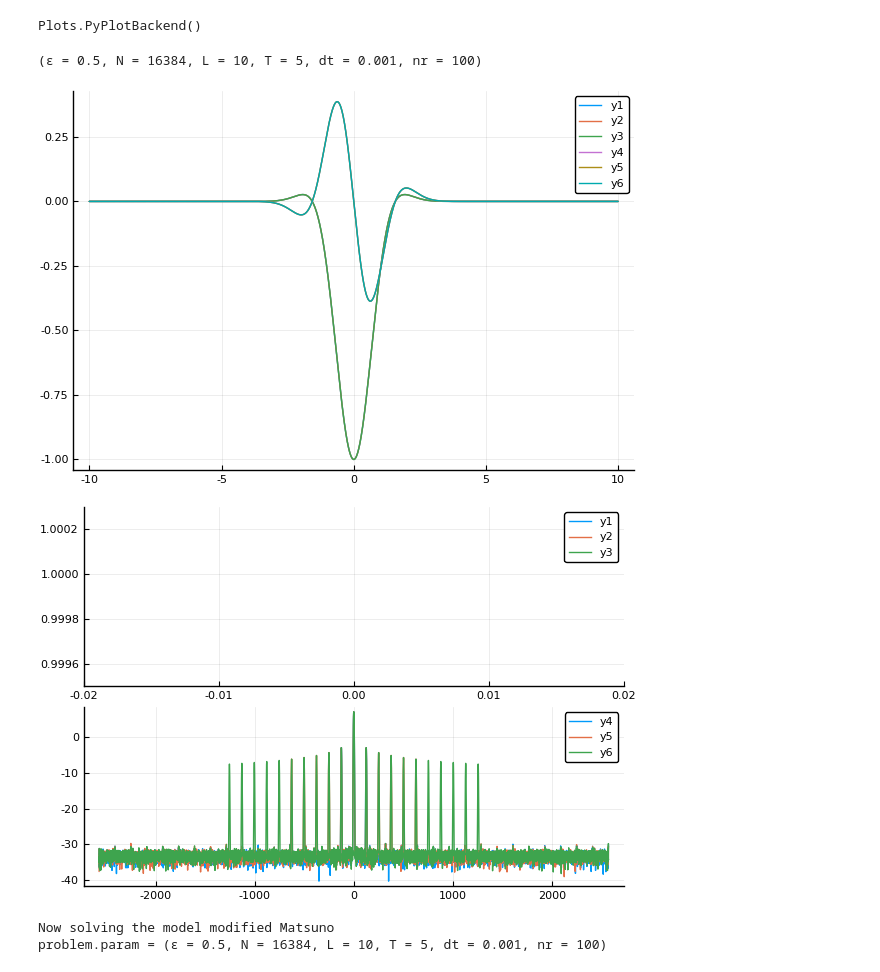
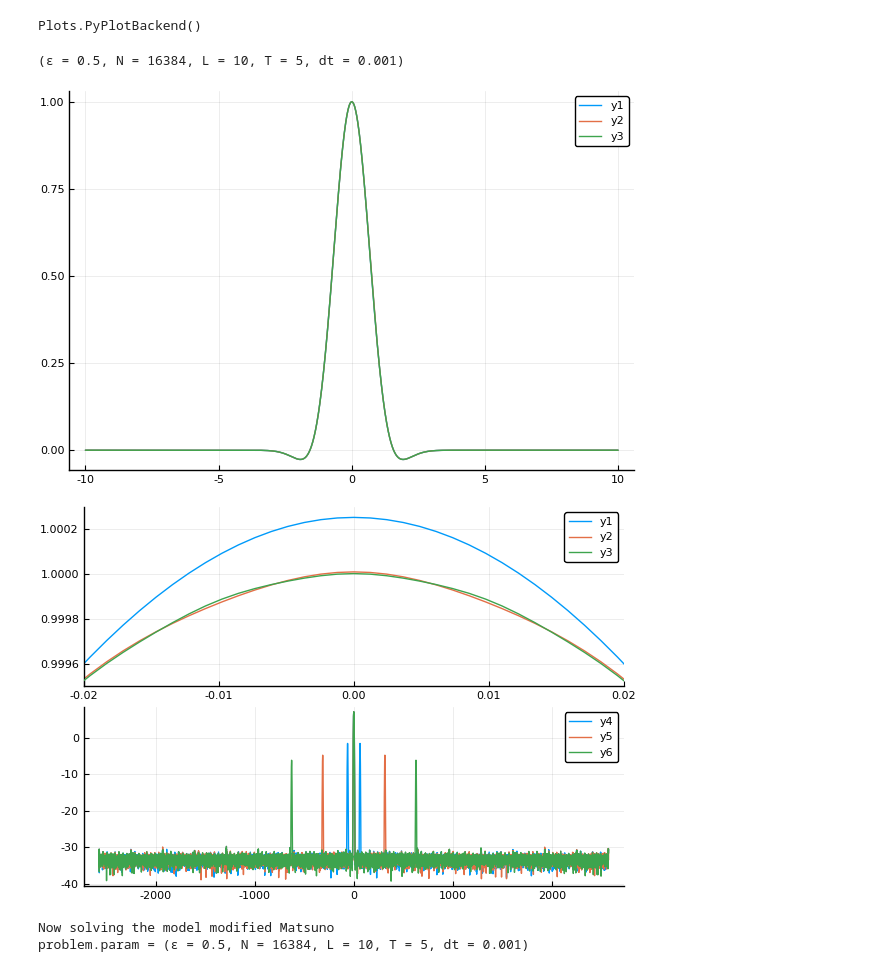
Before and after one commit to WaterWavesModels/WaterWaves1D.jl, a Jupyter notebook: notebooks/Matsunos.ipynb, the cells around one changed output. Saved outputs shown, nothing was run; the diff lists cells and outputs as text; code cells hidden in the pictures.

```diff
--- a/notebooks/Matsunos.ipynb
+++ b/notebooks/Matsunos.ipynb
@@ -4,28 +4,27 @@ pyplot()
 # %% [output]
 Plots.PyPlotBackend()
 # %%
-param = ( ϵ  = 1/,
+param = ( ϵ  = 1/2,
             N  = 2^14,
             L  = 10,
             T  = 5,
-            dt = 0.001,
-            nr = 100)
+            dt = 0.001)
 # %% [output]
-(ϵ = 0.5, N = 16384, L = 10, T = 5, dt = 0.001, nr = 100)
+(ϵ = 0.5, N = 16384, L = 10, T = 5, dt = 0.001)
 # %%
-init1 = HighFreq(param,2,20)
-init2 = HighFreq(param,2,100)
-init3 = HighFreq(param,2,200)
+init1 = HighFreq(param,2,10)
+init2 = HighFreq(param,2,50)
+init3 = HighFreq(param,2,100)
 
-plot(Mesh(param).x,[init1.h init2.h init3.h init1.u init2.u init3.u])
+plot(Mesh(param).x,[init1.h init2.h init3.h,init1.u init2.u init3.u])
 # %% [output]
-[figure, old version]
+[figure, new version]
 # %%
 p = plot(layout=(2,1))
 plot!(p[1,1],Mesh(param).x,[init1.h init2.h init3.h],xlims=(-.02,.02),ylims=(0.9995,1.0003))
 plot!(p[2,1],Mesh(param).k,[log.(abs.(fft(init1.h))) log.(abs.(fft(init2.h))) log.(abs.(fft(init3.h)))])
 # %% [output]
-[figure, old version]
+[figure, new version]
 # %%
 model0    = Matsuno_mod_naive(param)
 model1    = Matsuno_naive(param)
@@ -63,7 +62,7 @@ end
 p
 # %% [output]
 Now solving the model modified Matsuno
-problem.param = (ϵ = 0.5, N = 16384, L = 10, T = 5, dt = 0.001, nr = 100)
+problem.param = (ϵ = 0.5, N = 16384, L = 10, T = 5, dt = 0.001)
 # %%
 p = plot(layout=(2,1))
 for problem in problems
```
Also changed, not shown: parts of 4 cells of this notebook, 3 other files.
